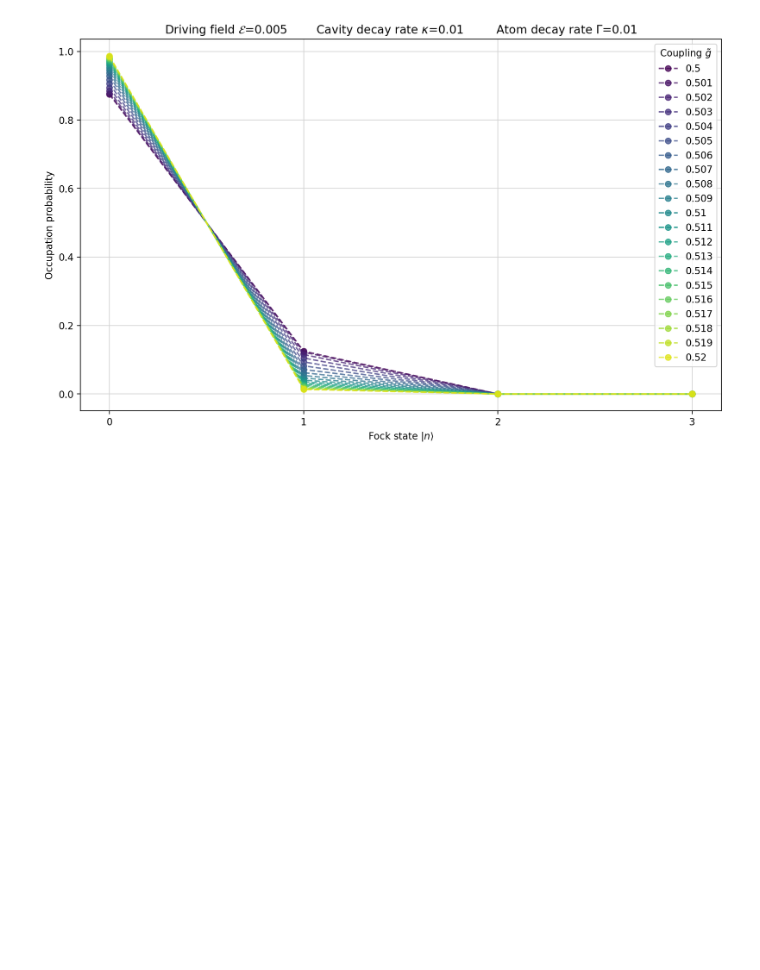
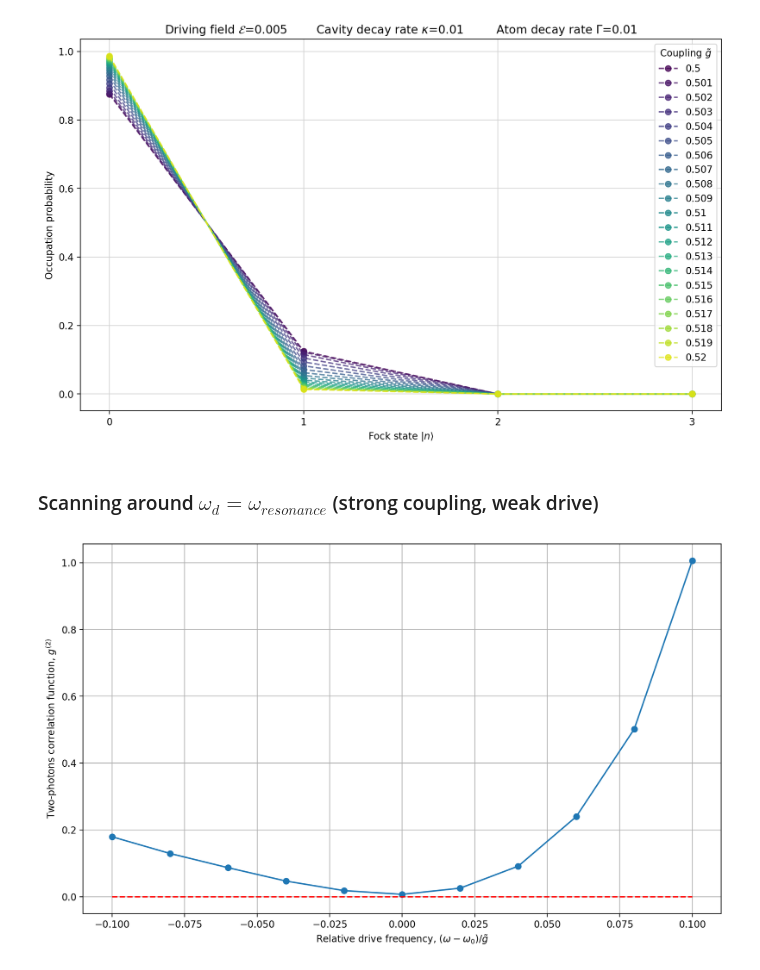
Before and after one commit to RaffaeleSabatini/QIAP_Project, a Jupyter notebook: main.ipynb, the cells around one changed output. Saved outputs shown, nothing was run; the diff lists cells and outputs as text; code cells hidden in the pictures; blank space fills up the shorter version.

```diff
--- a/main.ipynb
+++ b/main.ipynb
@@ -119,3 +119,26 @@ results = solve_JC_LME_parallelized(
 plot_occupations(results, 0)
 # %% [output]
 [figure]
+# %% [markdown]
+### Scanning around $\omega_d = \omega_{resonance}$ (strong coupling, weak drive)
+# %%
+g_til = 0.5
+GAMMA = 0.01
+KAPPA = 0.01
+omega_c = 5 # We assume it is the same as the atom for simplicity (omega_c = omega_a)
+omega_res = omega_c - g_til
+offset    = 5
+omega_L   = [omega_res + round(t/100, 4) for t in range(-offset, offset+1)]
+E = 0.005
+
+T0    = 0
+Tf    = 1000
+Nt    = Tf*50
+N_ph = 4
+
+psi0 = qtp.tensor(qtp.basis(2,1), qtp.fock(N_ph, 0)) # Initial state
+scan_results = solve_JC_LME_scan_omega(psi0, omega_L, omega_c, omega_c, g_til, E, KAPPA, GAMMA, N_ph, T0, Tf, Nt)
+# %%
+plot_two_photons_corr(scan_results, omega_res, g_til)
+# %% [output]
+[figure, added]
```
Also changed, not shown: parts of 1 cell of this notebook, 2 other files.
